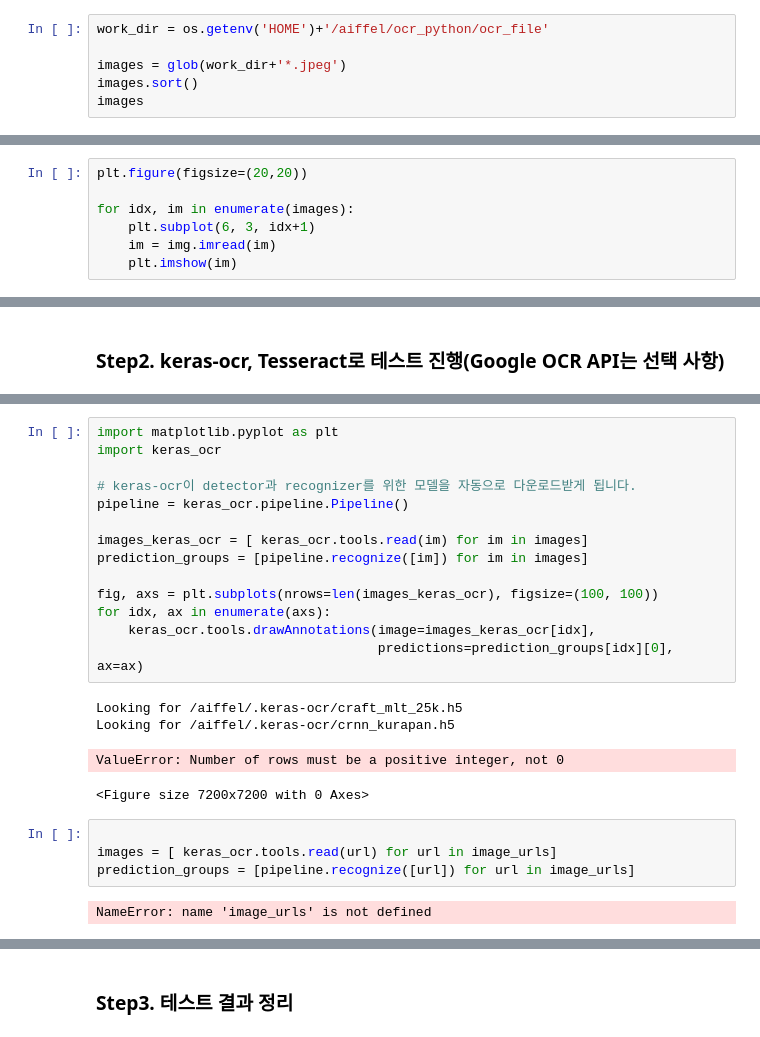
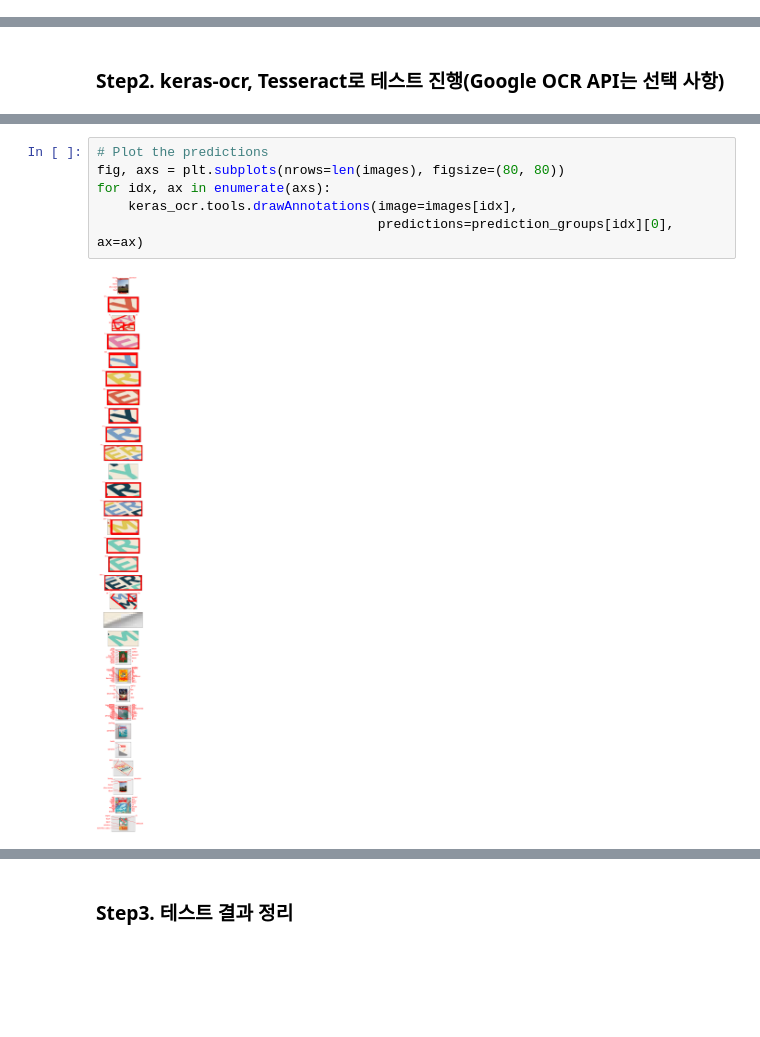
Before and after one commit to ladiaJeong/-01-classification, a Jupyter notebook: [15]_다양한_OCR모델_비교하기.ipynb, the cells around one changed output, grey strips where cells are left out. Saved outputs shown, nothing was run; the diff lists cells and outputs as text; blank space fills up the shorter version.

```diff
--- a/[15]_다양한_OCR모델_비교하기.ipynb
+++ b/[15]_다양한_OCR모델_비교하기.ipynb
@@ -17,6 +4,0 @@ from pytesseract import Output
-# %%
-work_dir = os.getenv('HOME')+'/aiffel/ocr_python/ocr_file'
-
-images = glob(work_dir+'*.jpeg')
-images.sort()
-images
@@ -25,7 +4,0 @@ images
-# %%
-plt.figure(figsize=(20,20))
-
-for idx, im in enumerate(images):
-    plt.subplot(6, 3, idx+1)
-    im = img.imread(im)
-    plt.imshow(im)
@@ -36,25 +42,8 @@ for idx, im in enumerate(images):
 # %%
-import matplotlib.pyplot as plt
-import keras_ocr
-
-# keras-ocr이 detector과 recognizer를 위한 모델을 자동으로 다운로드받게 됩니다.
-pipeline = keras_ocr.pipeline.Pipeline()
-
-images_keras_ocr = [ keras_ocr.tools.read(im) for im in images]
-prediction_groups = [pipeline.recognize([im]) for im in images]
-
-fig, axs = plt.subplots(nrows=len(images_keras_ocr), figsize=(100, 100))
+# Plot the predictions
+fig, axs = plt.subplots(nrows=len(images), figsize=(80, 80))
 for idx, ax in enumerate(axs):
-    keras_ocr.tools.drawAnnotations(image=images_keras_ocr[idx],
+    keras_ocr.tools.drawAnnotations(image=images[idx],
                                     predictions=prediction_groups[idx][0], ax=ax)
 # %% [output]
-Looking for /aiffel/.keras-ocr/craft_mlt_25k.h5
-Looking for /aiffel/.keras-ocr/crnn_kurapan.h5
-ValueError: Number of rows must be a positive integer, not 0
-<Figure size 7200x7200 with 0 Axes>
+[figure, added]
-# %%
-
-images = [ keras_ocr.tools.read(url) for url in image_urls]
-prediction_groups = [pipeline.recognize([url]) for url in image_urls]
-# %% [output]
-NameError: name 'image_urls' is not defined
```
Also changed, not shown: parts of 11 cells of this notebook.
